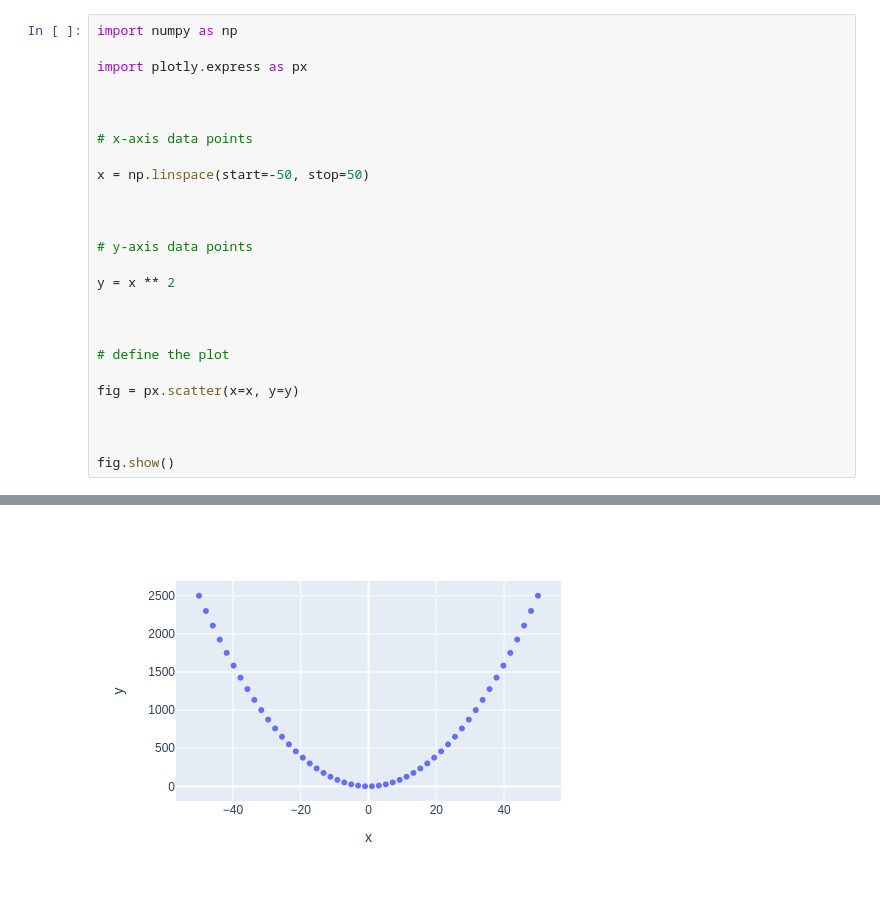
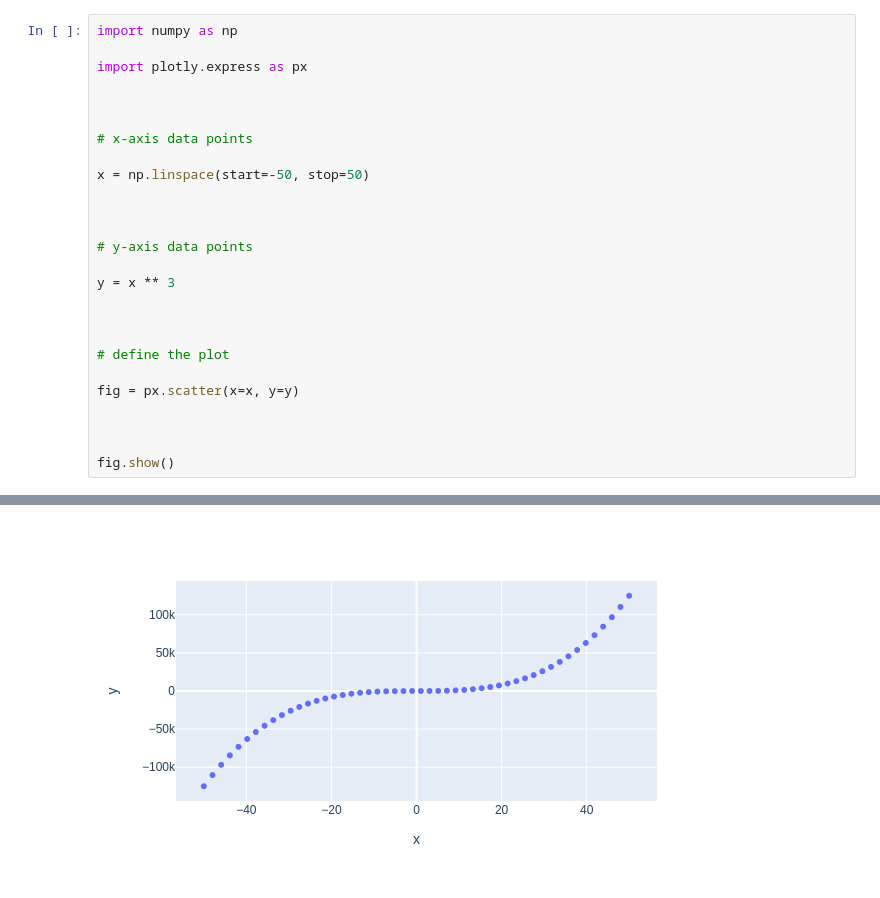
Before and after one commit to juandazeng/my-notebooks-repo, a Jupyter notebook: experiment1.ipynb, the cells around one changed output, grey strips where cells are left out. Saved outputs shown, nothing was run; the diff lists cells and outputs as text.

```diff
--- a/experiment1.ipynb
+++ b/experiment1.ipynb
@@ -13,7 +13,7 @@ x = np.linspace(start=-50, stop=50)
 
 # y-axis data points
 
-y = x ** 2
+y = x ** 3
 
 
 
@@ -29 +28 @@ fig.show()
-[figure, old version]
+[figure, new version]
```
Also changed, not shown: parts of 1 cell of this notebook.
